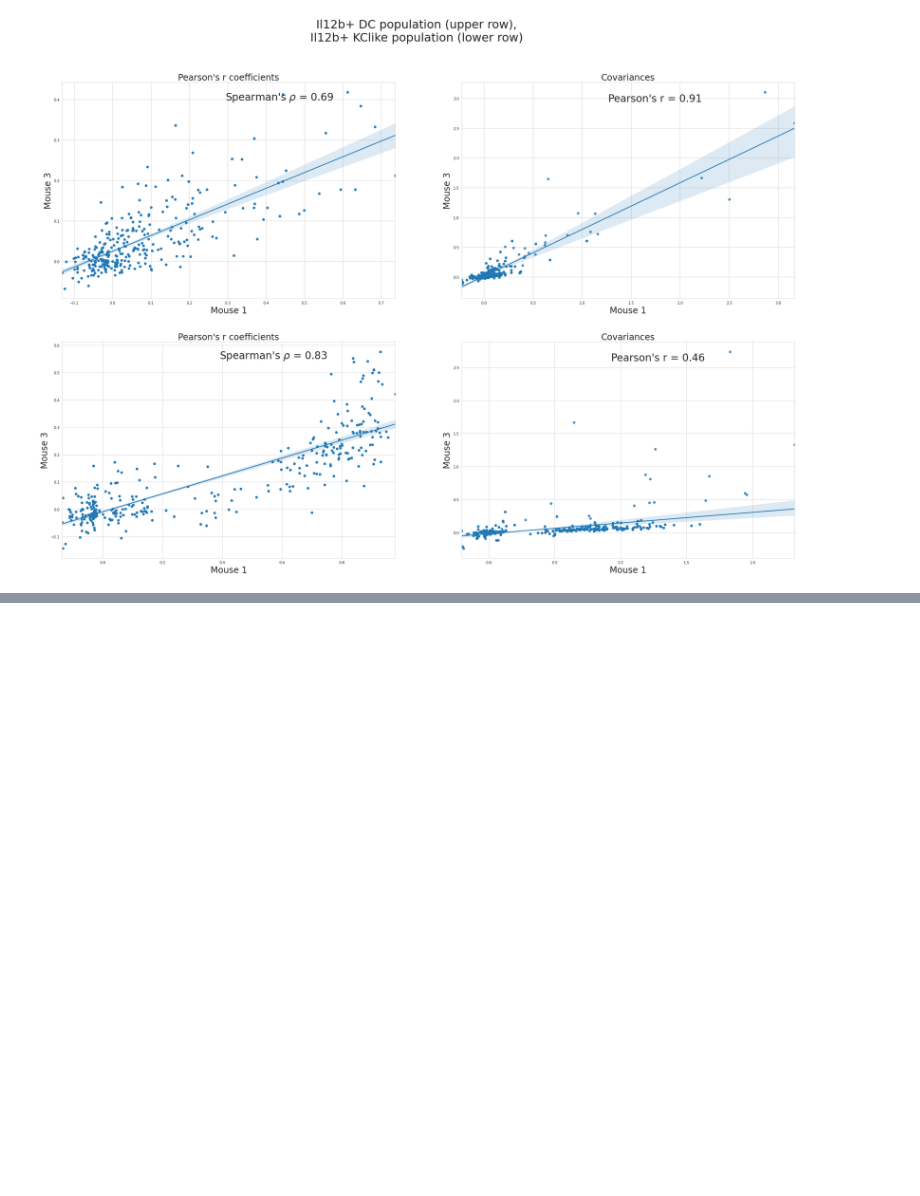
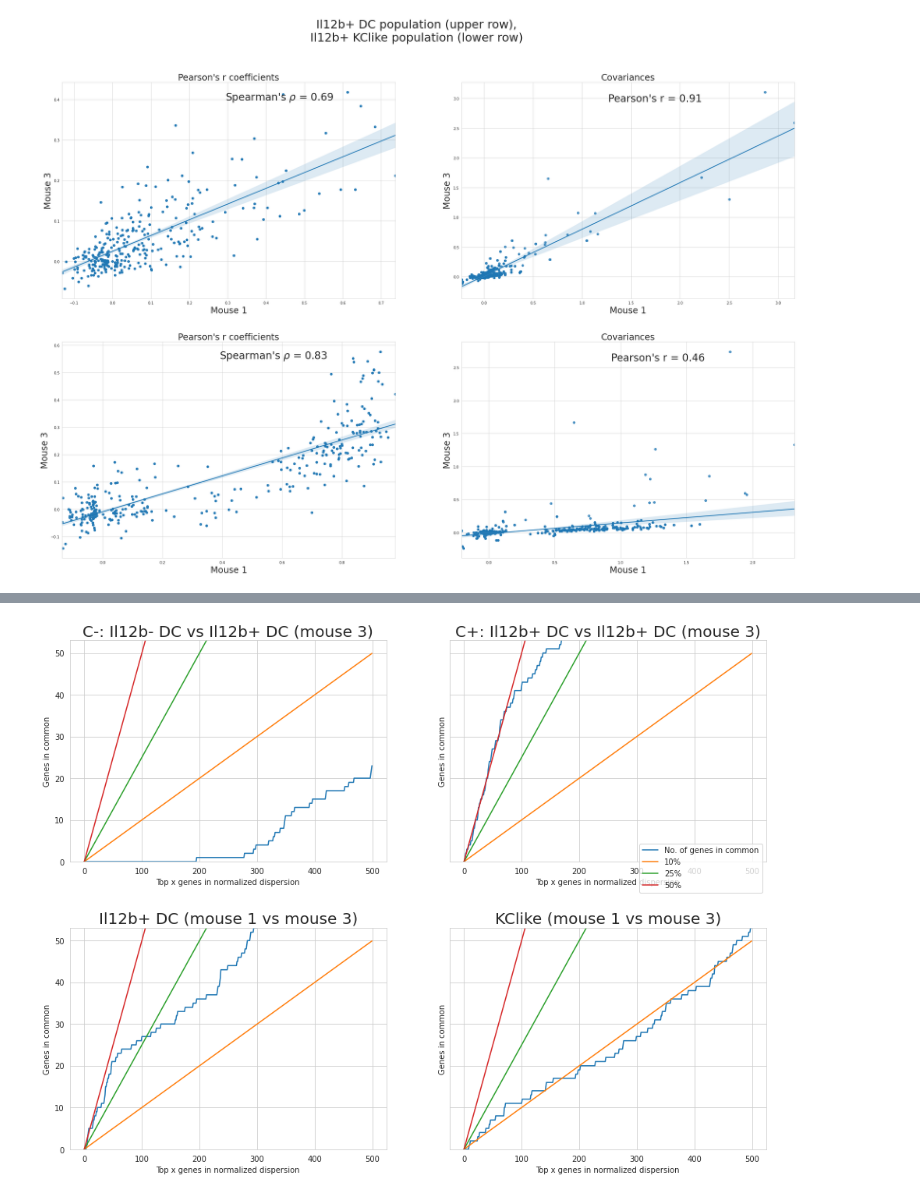
Before and after one commit to Ngort/tox, a Jupyter notebook: verify_batch_replicability.ipynb, the cells around one changed output, grey strips where cells are left out. Saved outputs shown, nothing was run; the diff lists cells and outputs as text; code cells hidden in the pictures; blank space fills up the shorter version.

```diff
--- a/verify_batch_replicability.ipynb
+++ b/verify_batch_replicability.ipynb
@@ -472,0 +547,33 @@ corr_correl
+# %%
+fig, axes = plt.subplots(2, 2, figsize=(16,12), sharey=True)
+
+axes[0,0].plot(len_genes_in_common_nc, label='No. of genes in common')
+axes[0,1].plot(len_genes_in_common_31_vs_32, label='Number of genes in common')
+axes[1,0].plot(len_genes_in_common_dc, label='No. of genes in common')
+axes[1,1].plot(len_genes_in_common_kc, label='No. of genes in common')
+
+
+for ax in axes.ravel():
+    ax.plot(0.10*np.arange(0,500,1), label='10%')
+    ax.plot(0.25*np.arange(0,500,1), label='25%')
+    ax.plot(0.50*np.arange(0,500,1), label='50%')
+    ax.set_ylabel('Genes in common')
+    ax.set_xlabel('Top x genes in normalized dispersion')
+
+axes[0,0].set_ylim(0,len_genes_in_common_nc[-1])
+axes[0,1].set_ylim(0,len_genes_in_common_31_vs_32[-1])
+axes[1,0].set_ylim(0,len_genes_in_common_dc[-1])
+axes[1,1].set_ylim(0,len_genes_in_common_kc[-1])
+#axes[1].set_ylim(0,len_genes_in_common_kc[-1])
+
+axes[0,0].set_title('C-: Il12b- DC vs Il12b+ DC (mouse 3)', fontsize=20)
+axes[0,1].set_title('C+: Il12b+ DC vs Il12b+ DC (mouse 3)', fontsize=20)
+axes[1,0].set_title('Il12b+ DC (mouse 1 vs mouse 3)', fontsize=20)
+axes[1,1].set_title('KClike (mouse 1 vs mouse 3)', fontsize=20)
+
+axes[1,1].legend(bbox_to_anchor=(1,1.40))
+
+plt.subplots_adjust(hspace=0.3)
+plt.show()
+# %% [output]
+[figure, added]
```
Also changed, not shown: parts of 53 cells of this notebook.
